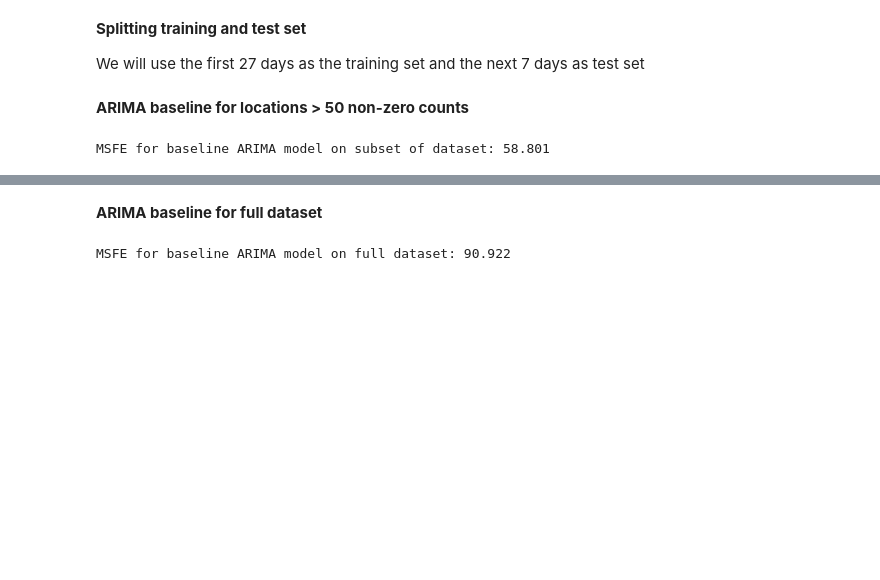
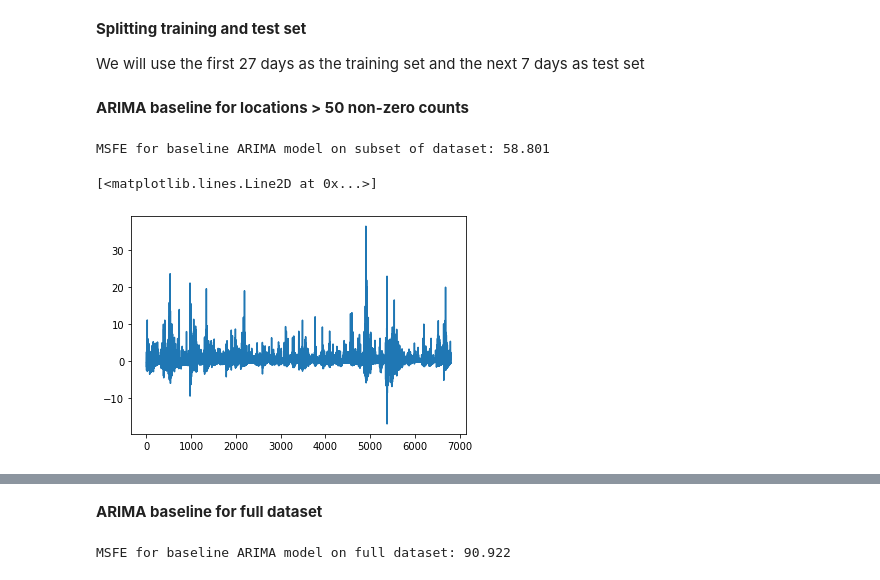
Before and after one commit to Angps1995/Spatial-Temporal-Models-for-delivery-demand-forecast, a Jupyter notebook: Models/baseline_model.ipynb, the cells around one changed output, grey strips where cells are left out. Cells and saved outputs as stored; diff of their text form; code cells hidden in the pictures; blank space fills up the shorter version.

```diff
--- a/Models/baseline_model.ipynb
+++ b/Models/baseline_model.ipynb
@@ -93,16 +100,25 @@ def compute_errors(pred, act):
 **ARIMA baseline for locations > 50 non-zero counts**
 # %%
 loss = []
+fitted = []
 SFE = 0
 for i in range(len(train_df)):
     train = train_df.iloc[i,:]
     test = test_df.iloc[i,:]
-    #err = fit_arima_get_rmse(train, test)
-    #loss.append(err)
     forecast = fit_arima(train, test)
+    #resid, fitval, forecast = fit_arima(train, train)
+    loss.extend(forecast-test.values)
+    #loss.extend(resid)
+    #fitted.extend(fitval)
     forecast_err = compute_errors(forecast, test)
+    #forecast_err = compute_errors(forecast, train)
     SFE += forecast_err
-#print("RMSE for baseline ARIMA model: " + str(np.mean(loss)))
 print("MSFE for baseline ARIMA model on subset of dataset: " + str(round(SFE/42, 3)))
+#print("MSFE for baseline ARIMA model on subset of dataset: " + str(round(SFE/162, 3)))
 # %% [output]
 MSFE for baseline ARIMA model on subset of dataset: 58.801
+# %%
+plt.plot(loss)
+# %% [output]
+[<matplotlib.lines.Line2D at 0x...>]
+[figure, added]
```
Also changed, not shown: parts of 6 cells of this notebook, 16 other files.
